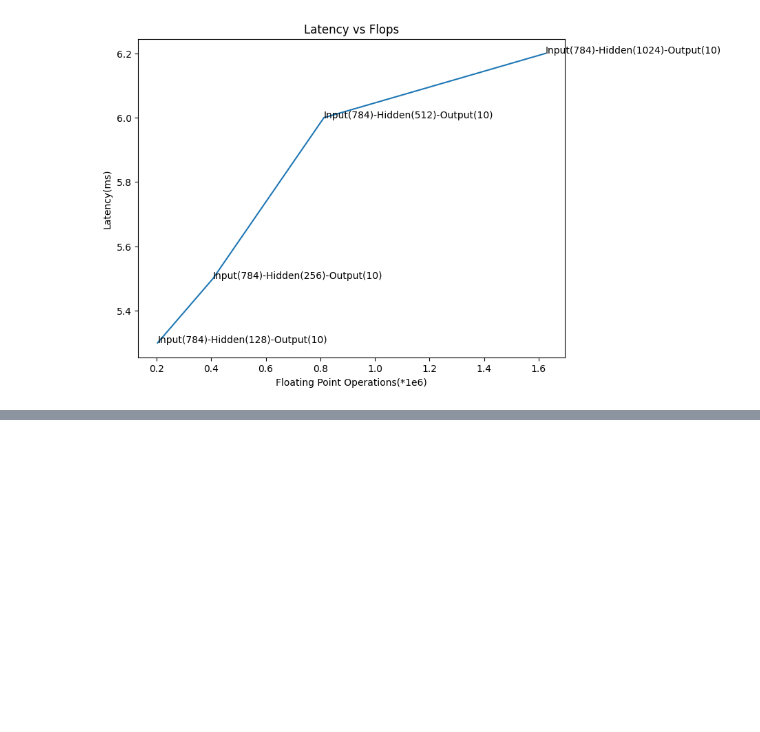
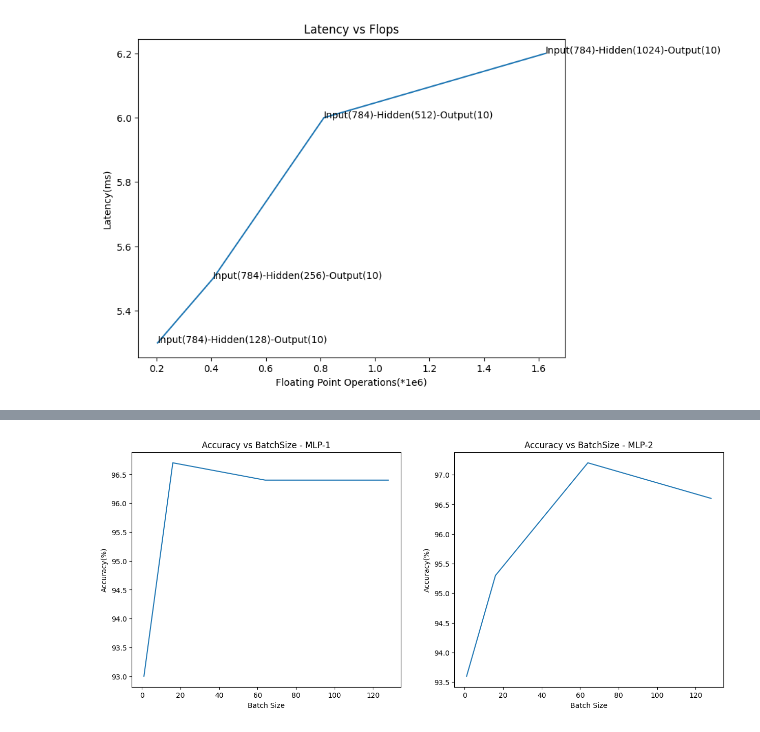
Before and after one commit to gouherdanish/mnist_classification, a Jupyter notebook: study.ipynb, the cells around one changed output, grey strips where cells are left out. Drawn from its saved outputs; the diff is of its cells as text; code cells hidden in the pictures; blank space fills up the shorter version.

Commit message:
Added code in notebook to study effects of hyperparameters based on summary csv created

```diff
--- a/study.ipynb
+++ b/study.ipynb
@@ -123,0 +125,4 @@ plt.show()
+# %%
+pt = './ref/effect_of_batch_size.csv'
+df = pd.read_csv(pt)
+df
@@ -123,0 +139,19 @@ plt.show()
+# %%
+df1 = df[df['Model']=='MLP-1'].reset_index(drop=True)
+df2 = df[df['Model']=='MLP-2'].reset_index(drop=True)
+# %%
+fig = plt.figure(figsize=(15,6))
+plt.subplot(1,2,1)
+plt.plot(df1['BatchSize'],df1['Accuracy'])
+plt.title('Accuracy vs BatchSize - MLP-1')
+plt.xlabel('Batch Size')
+plt.ylabel('Accuracy(%)')
+
+plt.subplot(1,2,2)
+plt.plot(df2['BatchSize'],df2['Accuracy'])
+plt.title('Accuracy vs BatchSize - MLP-2')
+plt.xlabel('Batch Size')
+plt.ylabel('Accuracy(%)')
+plt.show()
+# %% [output]
+[figure, added]
```
Also changed, not shown: parts of 8 cells of this notebook.
